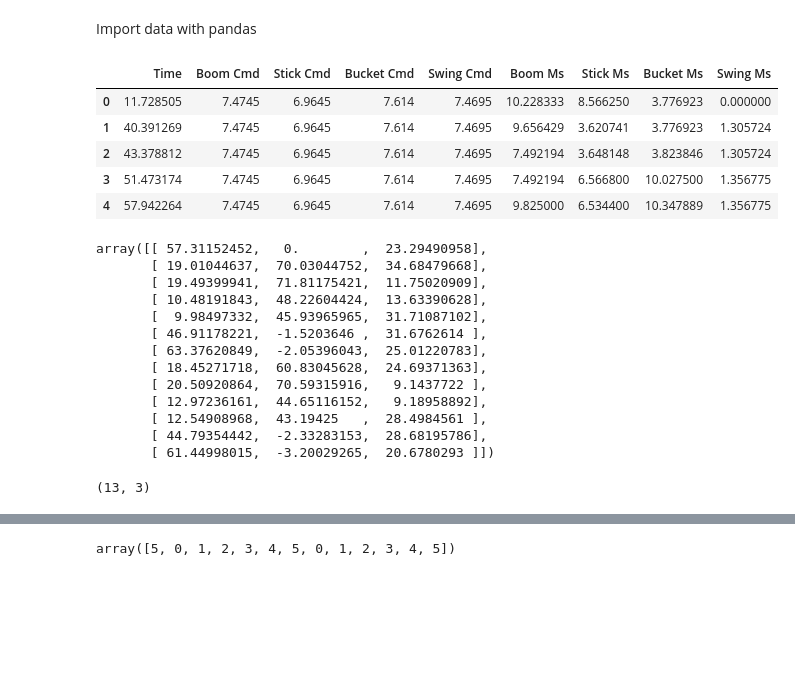
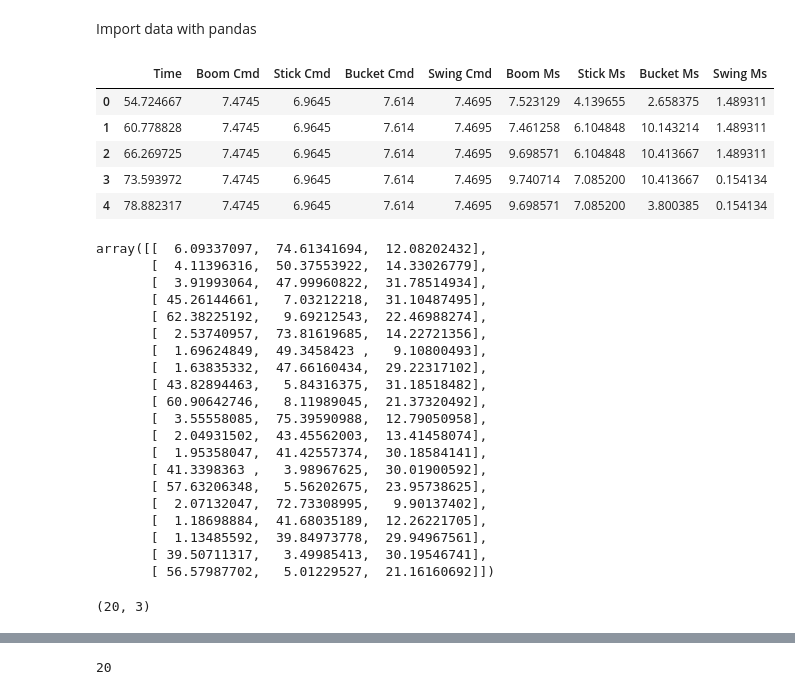
Before and after one commit to mitchallain/BeagleBone-excavator, a Jupyter notebook: jupyter/IFAC_ext/sg-locations.ipynb, the cells around one changed output, grey strips where cells are left out. Drawn from its saved outputs; the diff is of its cells as text; code cells hidden in the pictures; blank space fills up the shorter version.

```diff
--- a/jupyter/IFAC_ext/sg-locations.ipynb
+++ b/jupyter/IFAC_ext/sg-locations.ipynb
@@ -26,47 +23,54 @@ sg-locations.ipynb   sgs_1253_040417.csv
 # %% [markdown]
 Import data with pandas
 # %%
-data = pd.read_csv('sgs_1253_040417.csv')
+data = pd.read_csv('pts_0413_1631.csv')
 data.head()
 # %% [output]
 |  | Time | Boom Cmd | Stick Cmd | Bucket Cmd | Swing Cmd | Boom Ms | Stick Ms | Bucket Ms | Swing Ms |
-| 0 | 11.728505 | 7.4745 | 6.9645 | 7.614 | 7.4695 | 10.228333 | 8.566250 | 3.776923 | 0.000000 |
-| 1 | 40.391269 | 7.4745 | 6.9645 | 7.614 | 7.4695 | 9.656429 | 3.620741 | 3.776923 | 1.305724 |
-| 2 | 43.378812 | 7.4745 | 6.9645 | 7.614 | 7.4695 | 7.492194 | 3.648148 | 3.823846 | 1.305724 |
-| 3 | 51.473174 | 7.4745 | 6.9645 | 7.614 | 7.4695 | 7.492194 | 6.566800 | 10.027500 | 1.356775 |
-| 4 | 57.942264 | 7.4745 | 6.9645 | 7.614 | 7.4695 | 9.825000 | 6.534400 | 10.347889 | 1.356775 |
+| 0 | 54.724667 | 7.4745 | 6.9645 | 7.614 | 7.4695 | 7.523129 | 4.139655 | 2.658375 | 1.489311 |
+| 1 | 60.778828 | 7.4745 | 6.9645 | 7.614 | 7.4695 | 7.461258 | 6.104848 | 10.143214 | 1.489311 |
+| 2 | 66.269725 | 7.4745 | 6.9645 | 7.614 | 7.4695 | 9.698571 | 6.104848 | 10.413667 | 1.489311 |
+| 3 | 73.593972 | 7.4745 | 6.9645 | 7.614 | 7.4695 | 9.740714 | 7.085200 | 10.413667 | 0.154134 |
+| 4 | 78.882317 | 7.4745 | 6.9645 | 7.614 | 7.4695 | 9.698571 | 7.085200 | 3.800385 | 0.154134 |
 # %%
 states = data.as_matrix(columns=['Boom Ms', 'Stick Ms', 'Bucket Ms', 'Swing Ms'])
 states_xyz = kin.forward_kin_array(states)
 states_xyz
 # %% [output]
-array([[ 57.31152452,   0.        ,  23.29490958],
-       [ 19.01044637,  70.03044752,  34.68479668],
-       [ 19.49399941,  71.81175421,  11.75020909],
-       [ 10.48191843,  48.22604424,  13.63390628],
-       [  9.98497332,  45.93965965,  31.71087102],
-       [ 46.91178221,  -1.5203646 ,  31.6762614 ],
-       [ 63.37620849,  -2.05396043,  25.01220783],
-       [ 18.45271718,  60.83045628,  24.69371363],
-       [ 20.50920864,  70.59315916,   9.1437722 ],
-       [ 12.97236161,  44.65116152,   9.18958892],
-       [ 12.54908968,  43.19425   ,  28.4984561 ],
-       [ 44.79354442,  -2.33283153,  28.68195786],
-       [ 61.44998015,  -3.20029265,  20.6780293 ]])
+array([[  6.09337097,  74.61341694,  12.08202432],
+       [  4.11396316,  50.37553922,  14.33026779],
+       [  3.91993064,  47.99960822,  31.78514934],
+       [ 45.26144661,   7.03212218,  31.10487495],
+       [ 62.38225192,   9.69212543,  22.46988274],
+       [  2.53740957,  73.81619685,  14.22721356],
+       [  1.69624849,  49.3458423 ,   9.10800493],
+       [  1.63835332,  47.66160434,  29.22317102],
+       [ 43.82894463,   5.84316375,  31.18518482],
+       [ 60.90642746,   8.11989045,  21.37320492],
+       [  3.55558085,  75.39590988,  12.79050958],
+       [  2.04931502,  43.45562003,  13.41458074],
+       [  1.95358047,  41.42557374,  30.18584141],
+       [ 41.3398363 ,   3.98967625,  30.01900592],
+       [ 57.63206348,   5.56202675,  23.95738625],
+       [  2.07132047,  72.73308995,   9.90137402],
+       [  1.18698884,  41.68035189,  12.26221705],
+       [  1.13485592,  39.84973778,  29.94967561],
+       [ 39.50711317,   3.49985413,  30.19546741],
+       [ 56.57987702,   5.01229527,  21.16160692]])
 # %%
 states_xyz.shape
 # %% [output]
-(13, 3)
+(20, 3)
 # %%
 excplt.plot_3d_scatter(states_xyz, 'Visualize')
 # %% [output]
 [interactive output not drawn]
 [interactive output not drawn]
 # %%
-labels = np.array([5] + range(6)*2)
-labels
+labels = np.array([1, 2, 3, 4, 5]*4)
+labels.size
 # %% [output]
-array([5, 0, 1, 2, 3, 4, 5, 0, 1, 2, 3, 4, 5])
+20
 # %%
 excplt.plot_3d_scatter(states_xyz, 'With Labels', color=labels)
 # %% [output]
```
Also changed, not shown: parts of 7 cells of this notebook, 9 other files.
